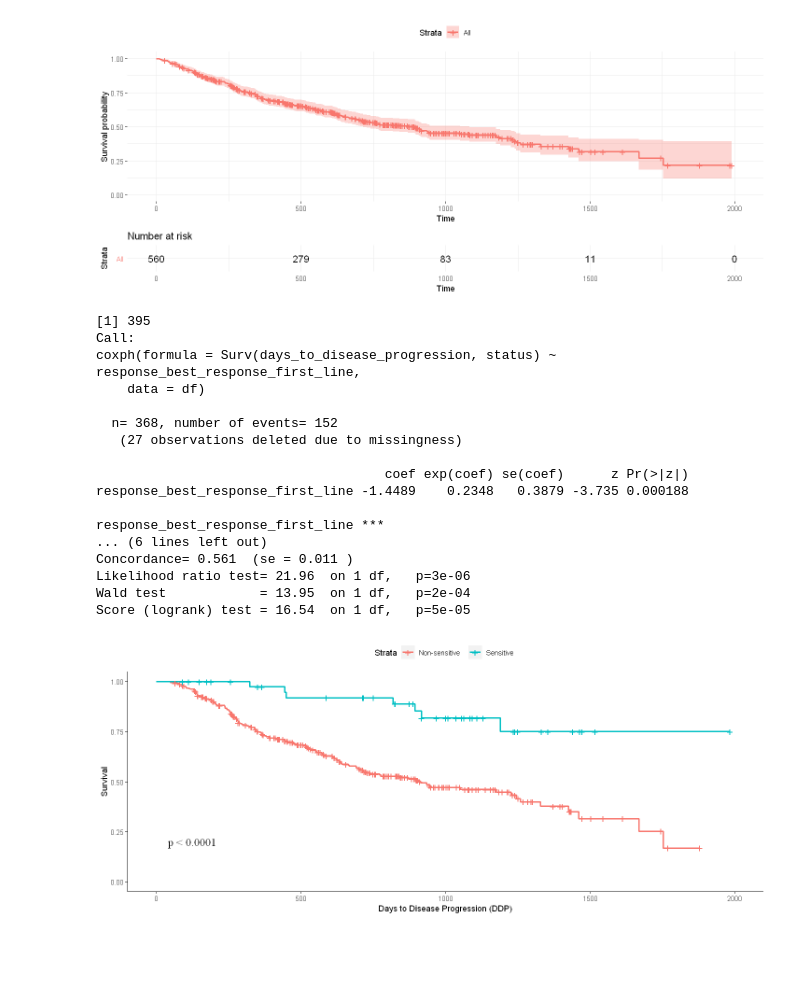
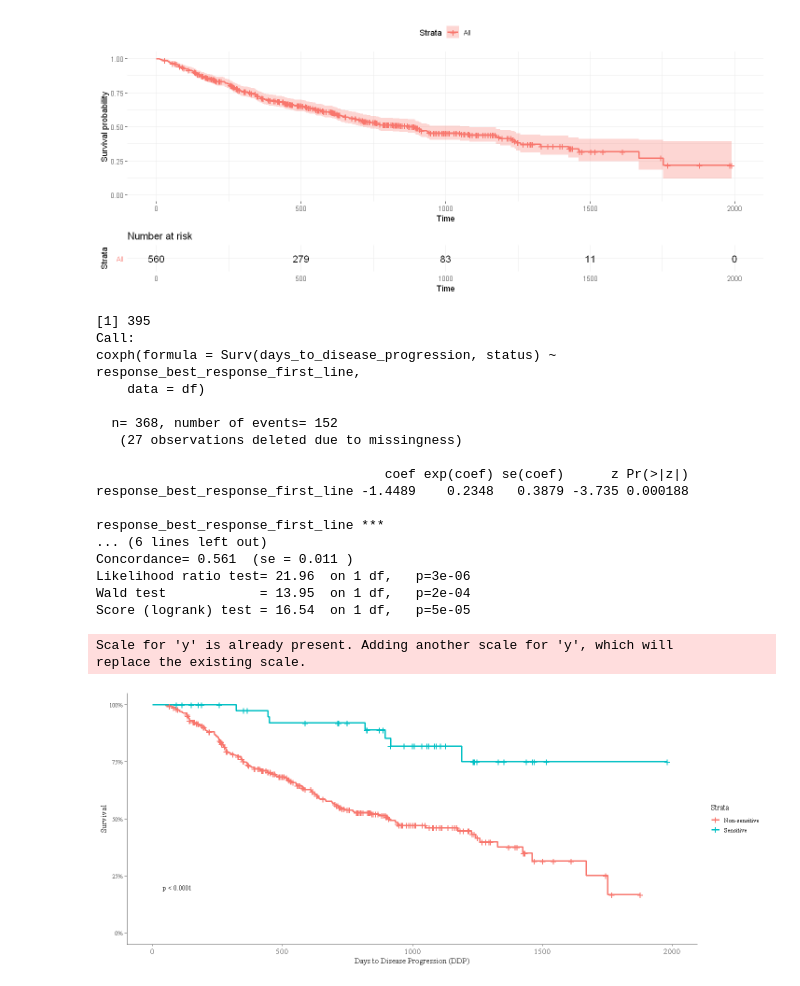
Before and after one commit to lucasvenez/mult, a Jupyter notebook: 08_00_survival_analysis.ipynb, the cells around one changed output. Saved outputs shown, nothing was run; the diff lists cells and outputs as text; code cells hidden in the pictures; blank space fills up the shorter version.

```diff
--- a/08_00_survival_analysis.ipynb
+++ b/08_00_survival_analysis.ipynb
@@ -88,43 +88,64 @@ print(summary(fit))
 
 fit <- survfit(Surv(days_to_disease_progression, status) ~ response_best_response_first_line, data = df)
 
-ggtheme <- theme(panel.grid.major = element_blank(),
-              panel.grid.minor = element_blank(),
-              panel.background = element_blank(),
-              axis.line = element_line(colour = "black"))
+ggtheme <- theme_bw() +
+  theme(panel.border          = element_blank(),
+        panel.grid.major      = element_blank(),
+        panel.grid.minor      = element_blank(),
+        axis.line             = element_line(colour = "grey30"),
+        text                  = element_text(size = 10, family="serif"),
+        legend.key.size       = unit(10, "pt"),
+        axis.text.x           = element_text(size = 10, colour='grey30'),
+        axis.title.x          = element_text(vjust = 1),
+        axis.ticks            = element_line(color='grey30'),
+        plot.background       = element_rect(fill = "transparent", color = NA), # bg of the plot
+        legend.box.background = element_rect(color = NA, fill = "transparent"), # get rid of legend panel bg
+        legend.background     = element_rect(colour = NA, size = 0),
+        legend.position       = "right",
+        legend.key            = element_rect(fill = "transparent", colour = NA) # get rid of key legend fill,
+                                                                                #and of the surrounding
+       )
 
 p <- ggsurvplot(fit, data=df,
-                risk.table = F, pval = TRUE, legend.labs=c('Non-sensitive', 'Sensitive'),
-                fontsize=11, font.family='serif',
+                risk.table = F,
+                pval = TRUE,
+                pval.size=3,
+                legend.labs=c('Non-sensitive', 'Sensitive'),
+                fontsize=11,
+                font.family='serif',
+                legend='right',
                 ggtheme=ggtheme) +
         xlab('Days to Disease Progression (DDP)') +
         ylab('Survival')
 
+p$plot <- p$plot + scale_y_continuous(labels = scales::percent) + ggtheme
 
-ggsave('images/survival_sensitivity.pdf', print(p), units='cm', heigh=10, width=18, bg="transparent")
+ggsave('images/survival_sensitivity.pdf', p$plot, units='cm', heigh=7, width=18, bg="transparent")
 
 options(repr.plot.width=12, repr.plot.height=5)
 
-p
+p$plot + ggtheme
 # %% [output]
 [1] 395
 Call:
 coxph(formula = Surv(days_to_disease_progression, status) ~ response_best_response_first_line,
     data = df)
 
   n= 368, number of events= 152
    (27 observations deleted due to missingness)
 
                                      coef exp(coef) se(coef)      z Pr(>|z|)
 response_best_response_first_line -1.4489    0.2348   0.3879 -3.735 0.000188
 
 response_best_response_first_line ***
 ... (6 lines left out)
 Concordance= 0.561  (se = 0.011 )
 Likelihood ratio test= 21.96  on 1 df,   p=3e-06
 Wald test            = 13.95  on 1 df,   p=2e-04
 Score (logrank) test = 16.54  on 1 df,   p=5e-05
+Scale for 'y' is already present. Adding another scale for 'y', which will
+replace the existing scale.
-[figure, old version]
+[figure, new version]
 # %%
 therapies <- c('Bor-Cyc-Dex', 'Bor-Dex', 'Bor-Len-Dex', 'Len-Dex', '')
 
```
Also changed, not shown: parts of 4 cells of this notebook, 36 other files.
